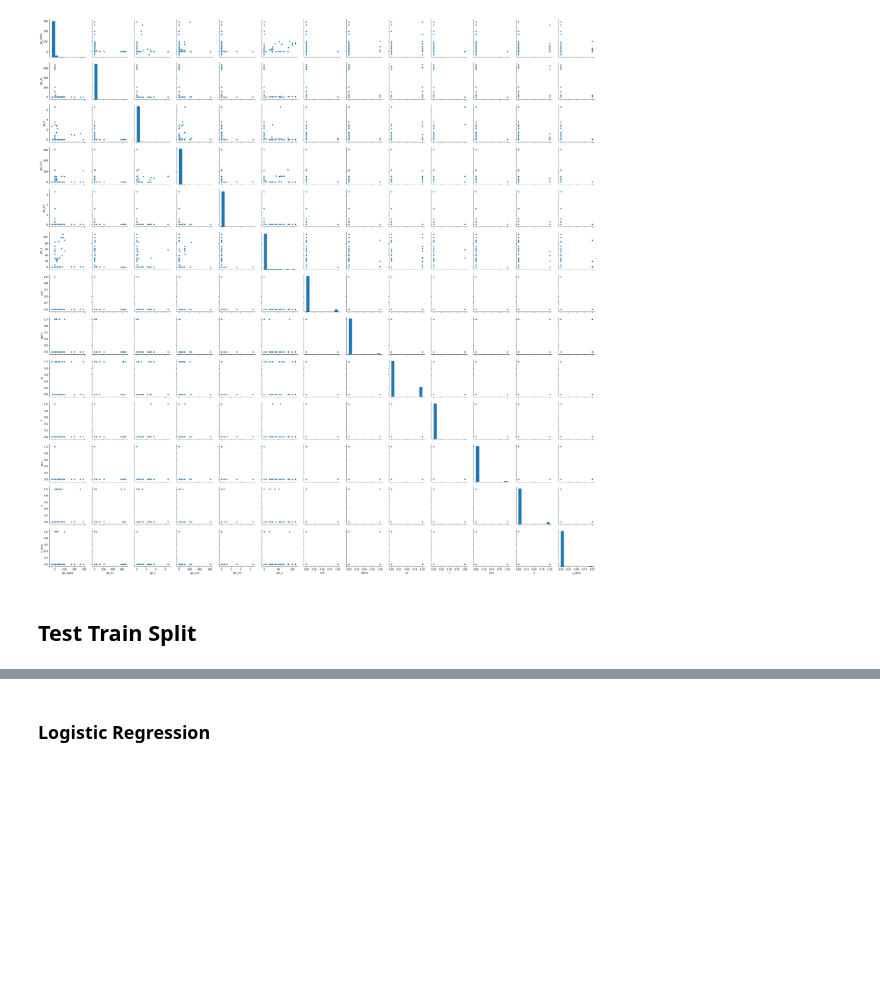
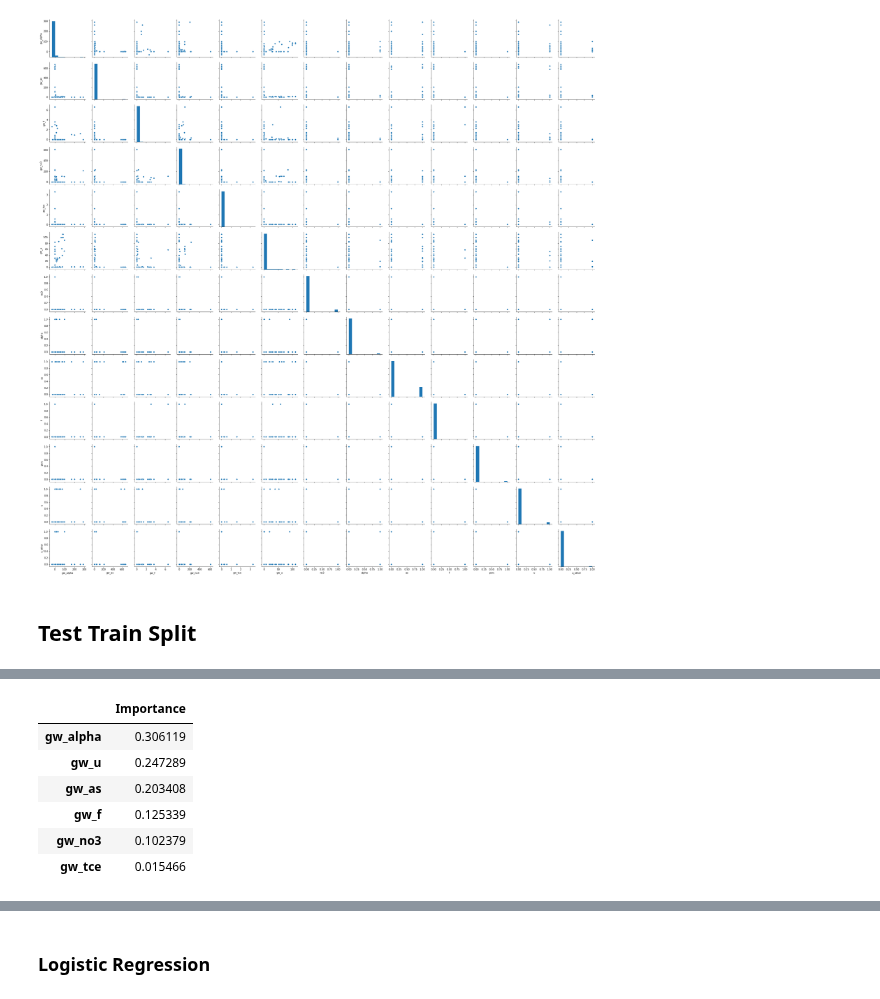
Before and after one commit to waterdatacollaborative/NicoleLook_Drinking-Water-Contaminant-Classification, a Jupyter notebook: Capstone_Modeling.ipynb, the cells around one changed output, grey strips where cells are left out. Drawn from its saved outputs; the diff is of its cells as text; code cells hidden in the pictures; blank space fills up the shorter version.

```diff
--- a/Capstone_Modeling.ipynb
+++ b/Capstone_Modeling.ipynb
@@ -140,0 +167,12 @@ Decision Trees, Random Forests, One vs Rest wrapper around logistic regression
+# %%
+dt_feature_importance = pd.DataFrame(index = X.columns, data = dt.feature_importances_,
+                                     columns=['Importance']).sort_values('Importance', ascending=False)
+dt_feature_importance
+# %% [output]
+|  | Importance |
+| gw_alpha | 0.306119 |
+| gw_u | 0.247289 |
+| gw_as | 0.203408 |
+| gw_f | 0.125339 |
+| gw_no3 | 0.102379 |
+| gw_tce | 0.015466 |
```
Also changed, not shown: parts of 20 cells of this notebook.
